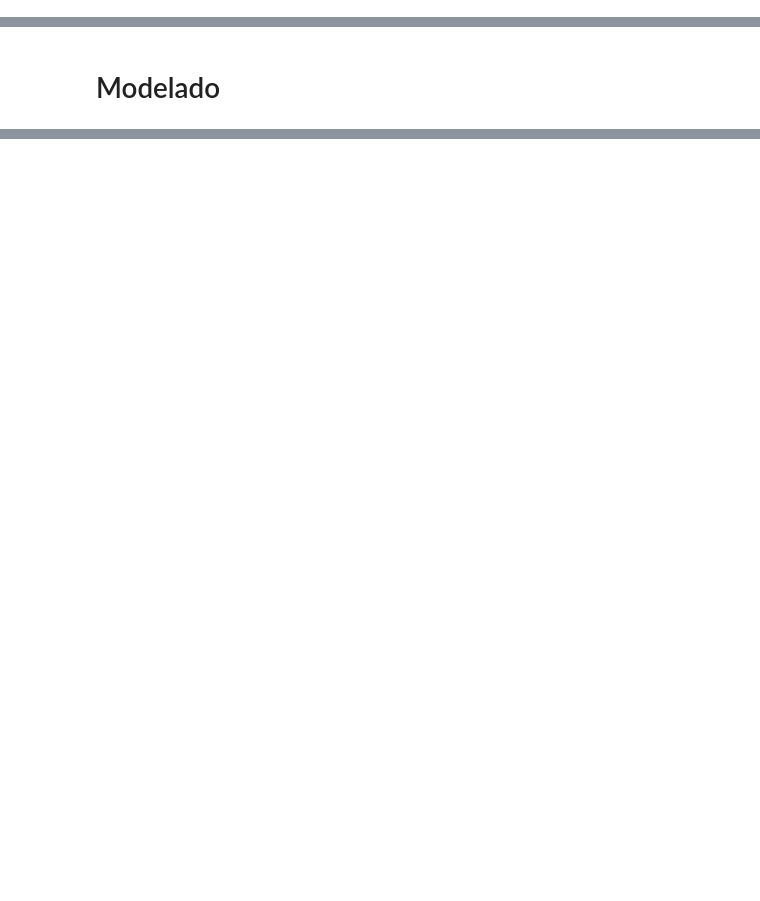
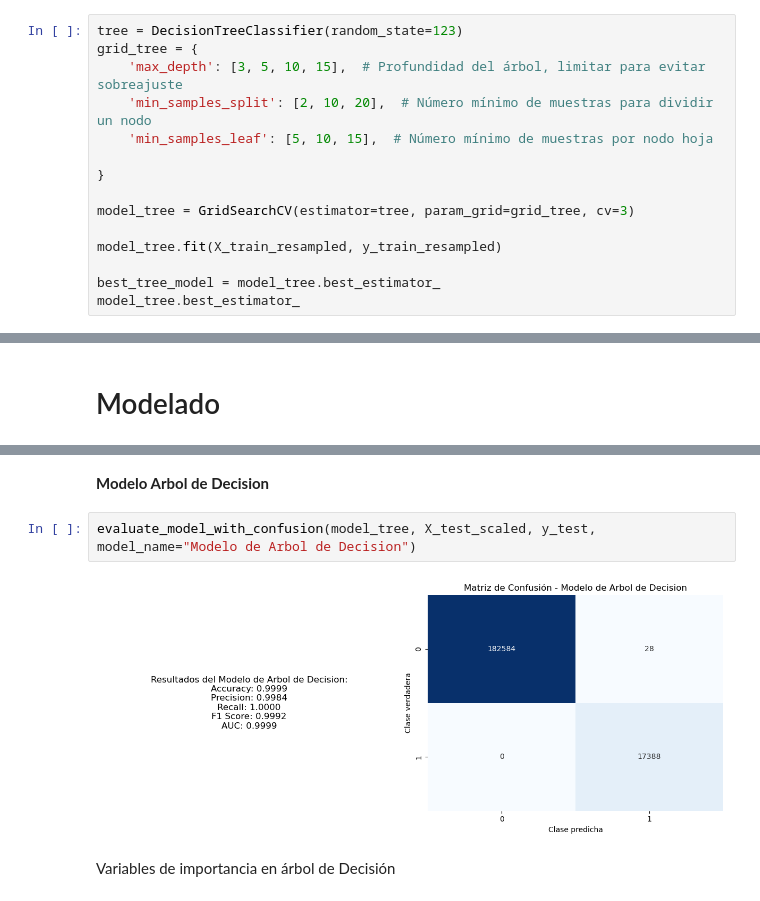
Before and after one commit to Rafa-Gamero/Machine-Learning, a Jupyter notebook: main.ipynb, the cells around one changed output, grey strips where cells are left out. Saved outputs shown, nothing was run; the diff lists cells and outputs as text; blank space fills up the shorter version.

```diff
--- a/main.ipynb
+++ b/main.ipynb
@@ -215,0 +215,15 @@ X_train_resampled, y_train_resampled = rus.fit_resample(X_train_scaled, y_train)
+# %%
+tree = DecisionTreeClassifier(random_state=123)
+grid_tree = {
+    'max_depth': [3, 5, 10, 15],  # Profundidad del árbol, limitar para evitar sobreajuste
+    'min_samples_split': [2, 10, 20],  # Número mínimo de muestras para dividir un nodo
+    'min_samples_leaf': [5, 10, 15],  # Número mínimo de muestras por nodo hoja
+
+}
+
+model_tree = GridSearchCV(estimator=tree, param_grid=grid_tree, cv=3)
+
+model_tree.fit(X_train_resampled, y_train_resampled)
+
+best_tree_model = model_tree.best_estimator_
+model_tree.best_estimator_
@@ -295,2 +302,10 @@ AUC: 0.9999
+# %% [markdown]
+**Modelo Arbol de Decision**
+# %%
+evaluate_model_with_confusion(model_tree, X_test_scaled, y_test, model_name="Modelo de Arbol de Decision")
+# %% [output]
+[figure, added]
+# %% [markdown]
+Variables de importancia en árbol de Decisión
 # %%
 # Árbol de Decisión
```
Also changed, not shown: parts of 33 cells of this notebook, 1 other file.
